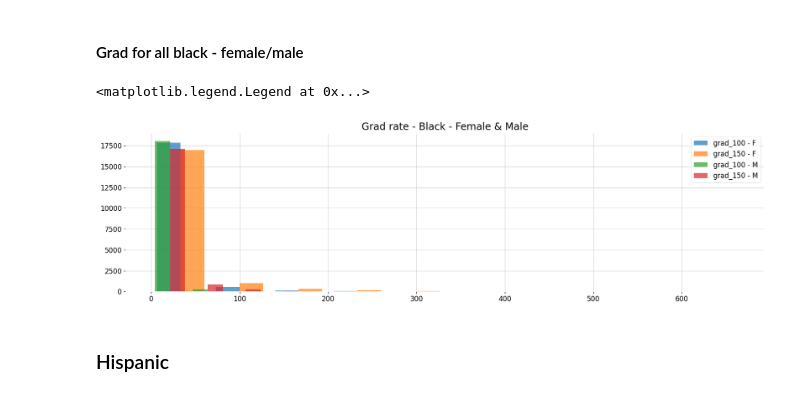
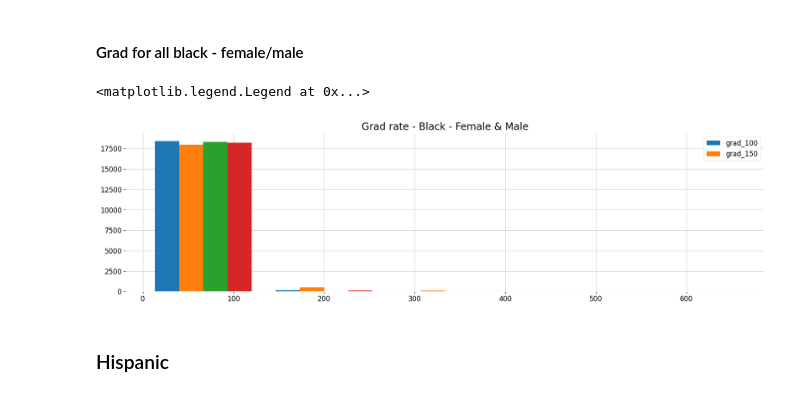
Before and after one commit to ezztherose/TIA-Scraping, a Jupyter notebook: notebooks/institution.ipynb, the cells around one changed output. Saved outputs shown, nothing was run; the diff lists cells and outputs as text; code cells hidden in the pictures.

```diff
--- a/notebooks/institution.ipynb
+++ b/notebooks/institution.ipynb
@@ -560,16 +568,20 @@ plt.legend(names)
 [figure]
 # %% [markdown]
 #### Grad for all black - female/male
+# %%
+black_lst = []
+black_lst.append(black_grad_f['grad_100'])
+black_lst.append(black_grad_f['grad_150'])
+black_lst.append(black_grad_m['grad_100'])
+black_lst.append(black_grad_m['grad_150'])
 # %%
 fig, ax = plt.subplots()
-ax.hist(black_grad_f, alpha=0.7)
-ax.hist(black_grad_m, alpha=0.7)
-names = ['grad_100 - F', 'grad_150 - F', 'grad_100 - M', 'grad_150 - M']
+ax.hist(black_lst, bins=5)
 plt.title('Grad rate - Black - Female & Male')
 plt.legend(names)
 # %% [output]
 <matplotlib.legend.Legend at 0x...>
-[figure, old version]
+[figure, new version]
 # %% [markdown]
 ### Hispanic
 # %%
```
Also changed, not shown: parts of 13 cells of this notebook.
